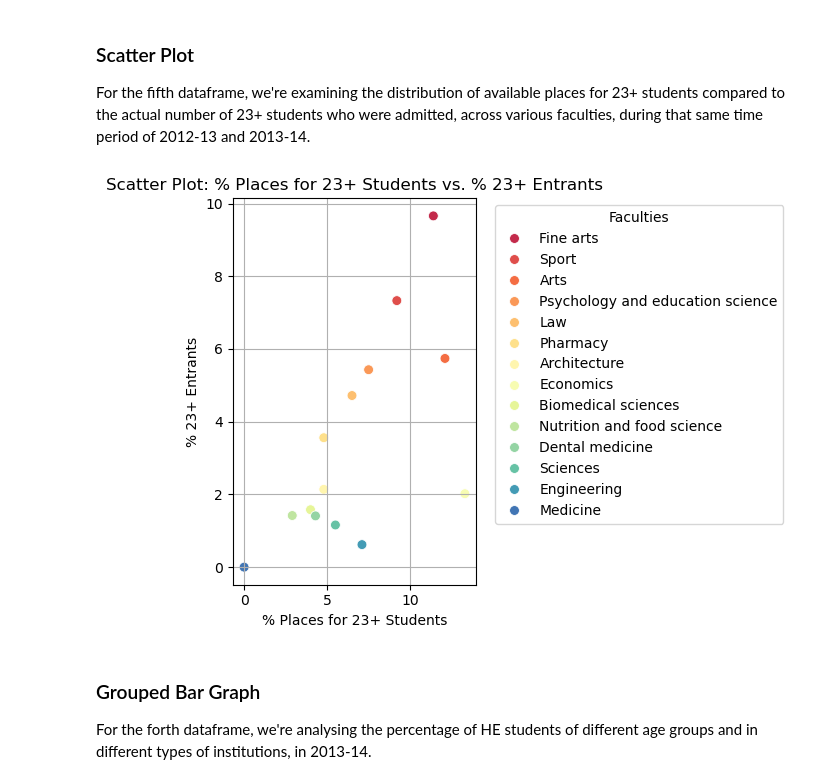
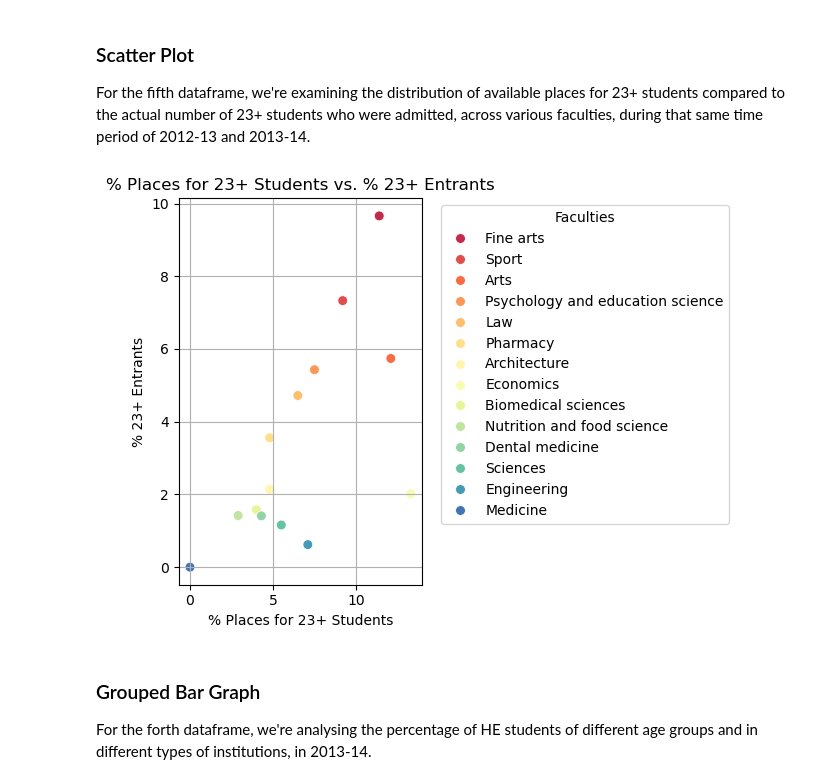
Before and after one commit to pms-mendes/FCD, a Jupyter notebook: ap.ipynb, the cells around one changed output. Saved outputs shown, nothing was run; the diff lists cells and outputs as text; code cells hidden in the pictures.

```diff
--- a/ap.ipynb
+++ b/ap.ipynb
@@ -688,18 +686,18 @@ For the fifth dataframe, we're examining the distribution of available places fo
 # %%
 scatter_data = df5[df5["Faculties"] != "Total"]
 
 sns.scatterplot(data=scatter_data, x="% places for 23+ students", y="% 23+ entrants", hue="Faculties", palette="Spectral", s=50)
 
-plt.title("Scatter Plot: % Places for 23+ Students vs. % 23+ Entrants")
+plt.title("% Places for 23+ Students vs. % 23+ Entrants")
 plt.xlabel("% Places for 23+ Students")
 plt.ylabel("% 23+ Entrants")
 plt.legend(title="Faculties", bbox_to_anchor=(1.05, 1), loc="upper left")
 plt.grid(True)
 
 plt.tight_layout()
 plt.show()
 # %% [output]
-[figure, old version]
+[figure, new version]
 # %% [markdown]
 ### Grouped Bar Graph
 
```
Also changed, not shown: parts of 18 cells of this notebook.
